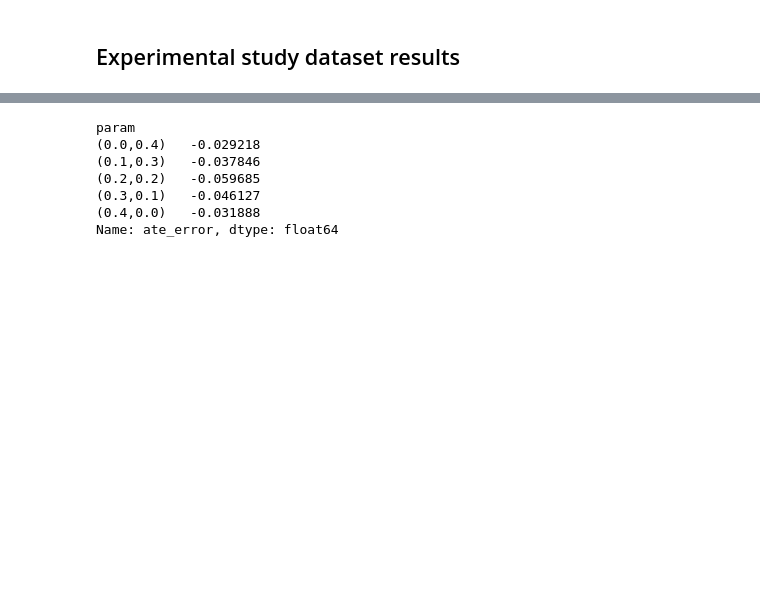
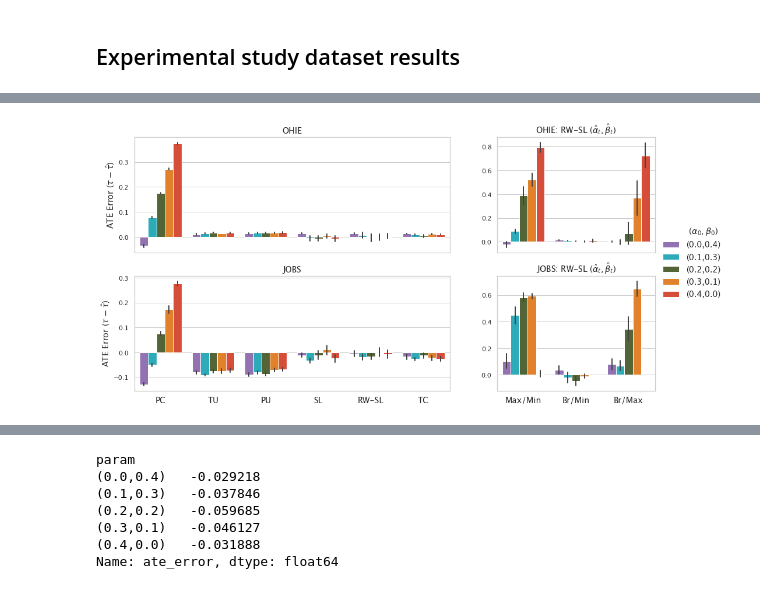
Before and after one commit to lguerdan/counterfactual-decision-support, a Jupyter notebook: notebook_results.ipynb, the cells around one changed output, grey strips where cells are left out. Drawn from its saved outputs; the diff is of its cells as text; code cells hidden in the pictures; blank space fills up the shorter version.

```diff
--- a/notebook_results.ipynb
+++ b/notebook_results.ipynb
@@ -310,0 +259,52 @@ plt.savefig('figs/tau_bias.png', dpi=500, bbox_inches = "tight")
+# %%
+fig, axs = plt.subplots(2, 2, figsize=(16, 8), sharex='col', gridspec_kw={'width_ratios':[2,1]})
+palette = sns.color_palette(['#9467bd', '#17becf',  '#556b2f', '#ff7f0e','#f03b20'])
+
+# OHIE benchmark with oracle parameters
+g = sns.barplot(data=odf_oracle, x='baseline', y='ate_error', hue='param', palette=palette[:len(oracle_baselines)],
+                order=oracle_baselines, ci=68, errwidth=2, ax=axs[0,0])
+axs[0,0].set_ylabel(r'ATE Error ($\tau - \hat{\tau}$)', fontsize='large')
+axs[0,0].set_title('OHIE', fontsize='large')
+g.legend().set_visible(False)
+axs[0,0].set_xlabel("")
+
+
+# JOBS benchmark with oracle parameters
+g = sns.barplot(data=jdf_oracle, x='baseline',y='ate_error',hue='param', palette=palette[:len(oracle_baselines)],
+                ci=68, errwidth=2, ax=axs[1,0], order=oracle_baselines)
+g.legend().set_visible(False)
+axs[1,0].set_ylabel(r'ATE Error ($\tau - \hat{\tau}$)', fontsize='large')
+axs[1,0].set_title('JOBS', fontsize='large')
+axs[1,0].set_xlabel("")
+
+labels = [baseline_names[item.get_text()] for item in axs[1,0].get_xticklabels()]
+axs[1,0].set_xticklabels(labels, fontsize='large')
+
+
+# OHIE benchmark with learned parameters
+g = sns.barplot(data=odf_learned, x='assumption',y='ate_error',hue='param', palette=palette[:len(oracle_baselines)],
+                ci=68, errwidth=2, ax=axs[0,1], order=plot_assumptions)
+
+axs[0,1].set_ylabel(r'ATE Error ($\tau - \hat{\tau}$)')
+axs[0,1].set_title(r'OHIE: RW-SL ($\hat{\alpha}_t, \hat{\beta}_t$)', fontsize='large')
+axs[0,1].legend( title=r"         ($\alpha_0, \beta_0$)", bbox_to_anchor=(1, 0.3), fontsize='large')
+axs[0,1].set_xlabel("")
+axs[0,1].set_ylabel("")
+
+
+# JOBS benchmark with learned parameters
+g = sns.barplot(data=jdf_learned, x='assumption',y='ate_error',hue='param', palette=palette[:len(oracle_baselines)],
+                ci=68, errwidth=2, ax=axs[1,1], order=plot_assumptions)
+g.legend().set_visible(False)
+axs[1,1].set_title(r'JOBS: RW-SL ($\hat{\alpha}_t, \hat{\beta}_t$)', fontsize='large')
+axs[1,1].set_xlabel("")
+axs[1,1].set_ylabel("")
+
+labels = [assumption_names[item.get_text()] for item in axs[1,1].get_xticklabels()]
+axs[1,1].set_xticklabels(labels, fontsize='large')
+
+
+
+plt.savefig('figs/tau_bias.png', dpi=500, bbox_inches = "tight")
+# %% [output]
+[figure, added]
```
Also changed, not shown: parts of 41 cells of this notebook, 5 other files.
